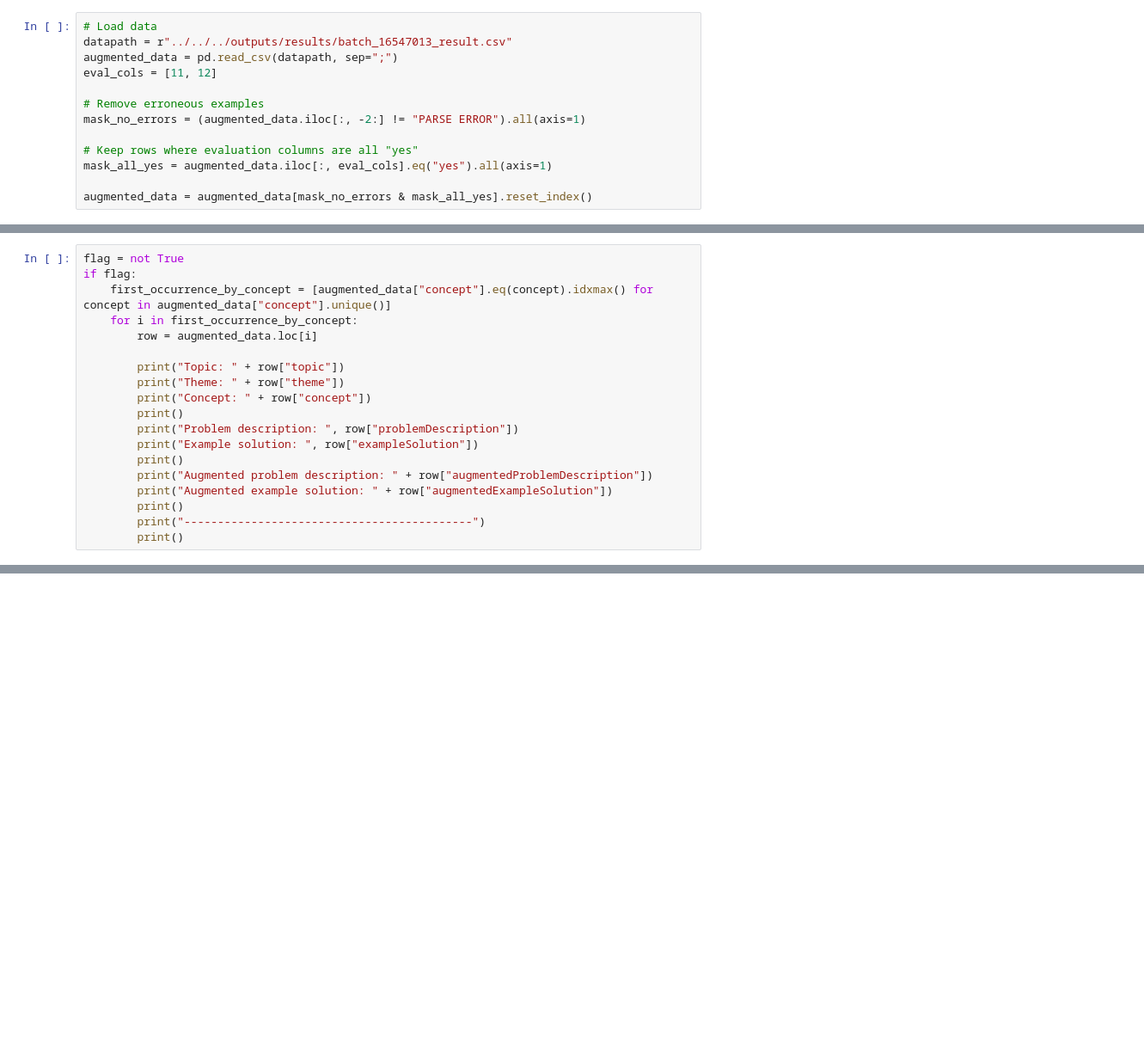
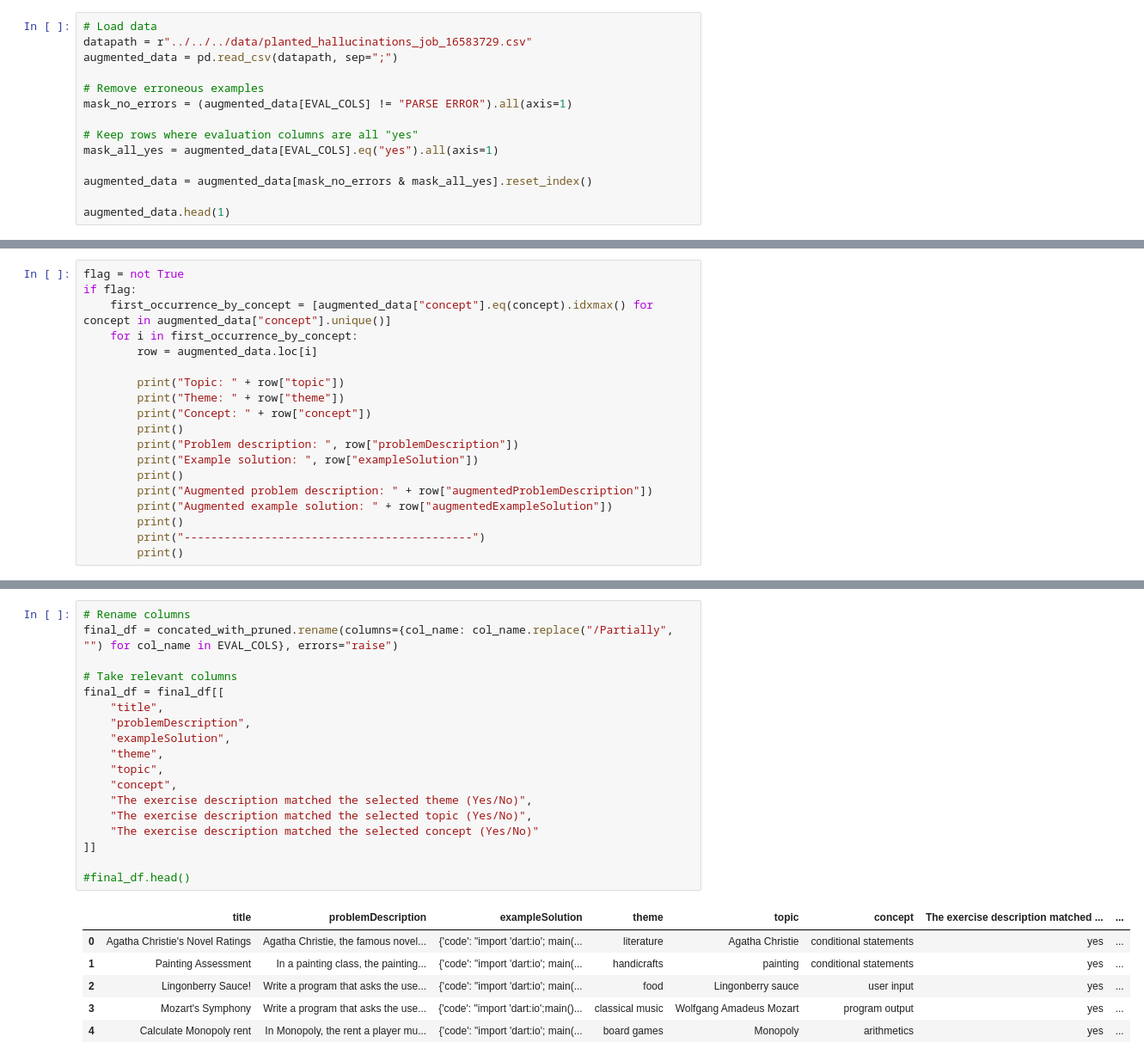
Before and after one commit to AleksiKaa/mscthesis, a Jupyter notebook: src/notebooks/planting_hallucinations/augment_results.ipynb, the cells around one changed output, grey strips where cells are left out. Shown at 86% size. Drawn from its saved outputs; the diff is of its cells as text; blank space fills up the shorter version.

```diff
--- a/src/notebooks/planting_hallucinations/augment_results.ipynb
+++ b/src/notebooks/planting_hallucinations/augment_results.ipynb
@@ -33,13 +51,14 @@ def wrap_text(text, num_chars):
 # %%
 # Load data
-datapath = r"../../../outputs/results/batch_16547013_result.csv"
+datapath = r"../../../data/planted_hallucinations_job_16583729.csv"
 augmented_data = pd.read_csv(datapath, sep=";")
-eval_cols = [11, 12]
 
 # Remove erroneous examples
-mask_no_errors = (augmented_data.iloc[:, -2:] != "PARSE ERROR").all(axis=1)
+mask_no_errors = (augmented_data[EVAL_COLS] != "PARSE ERROR").all(axis=1)
 
 # Keep rows where evaluation columns are all "yes"
-mask_all_yes = augmented_data.iloc[:, eval_cols].eq("yes").all(axis=1)
+mask_all_yes = augmented_data[EVAL_COLS].eq("yes").all(axis=1)
 
 augmented_data = augmented_data[mask_no_errors & mask_all_yes].reset_index()
+
+augmented_data.head(1)
@@ -120,0 +120,25 @@ plt.show()
+# %%
+# Rename columns
+final_df = concated_with_pruned.rename(columns={col_name: col_name.replace("/Partially", "") for col_name in EVAL_COLS}, errors="raise")
+
+# Take relevant columns
+final_df = final_df[[
+    "title",
+    "problemDescription",
+    "exampleSolution",
+    "theme",
+    "topic",
+    "concept",
+    "The exercise description matched the selected theme (Yes/No)",
+    "The exercise description matched the selected topic (Yes/No)",
+    "The exercise description matched the selected concept (Yes/No)"
+]]
+
+#final_df.head()
+# %% [output]
+|  | title | problemDescription | exampleSolution | theme | topic | concept | The exercise description matched ... | ... |
+| 0 | Agatha Christie's Novel Ratings | Agatha Christie, the famous novel... | {'code': "import 'dart:io'; main(... | literature | Agatha Christie | conditional statements | yes | ... |
+| 1 | Painting Assessment | In a painting class, the painting... | {'code': "import 'dart:io'; main(... | handicrafts | painting | conditional statements | yes | ... |
+| 2 | Lingonberry Sauce! | Write a program that asks the use... | {'code': "import 'dart:io'; main(... | food | Lingonberry sauce | user input | yes | ... |
+| 3 | Mozart's Symphony | Write a program that asks the use... | {'code': "import 'dart:io';main()... | classical music | Wolfgang Amadeus Mozart | program output | yes | ... |
+| 4 | Calculate Monopoly rent | In Monopoly, the rent a player mu... | {'code': "import 'dart:io'; main(... | board games | Monopoly | arithmetics | yes | ... |
```
Also changed, not shown: parts of 9 cells of this notebook, 3 other files.
